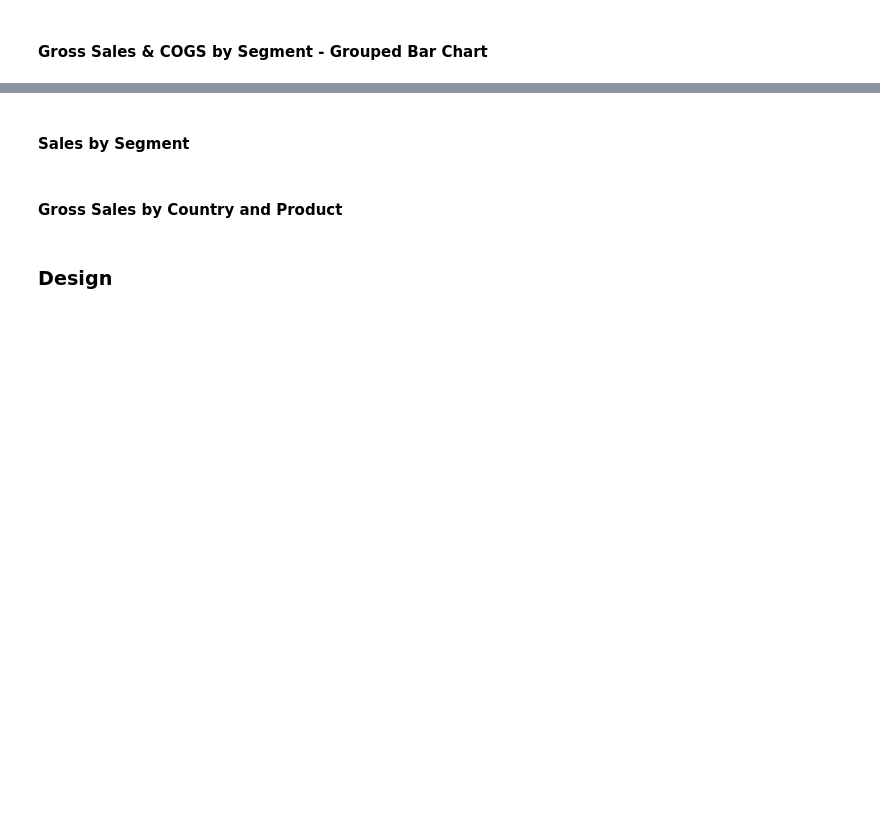
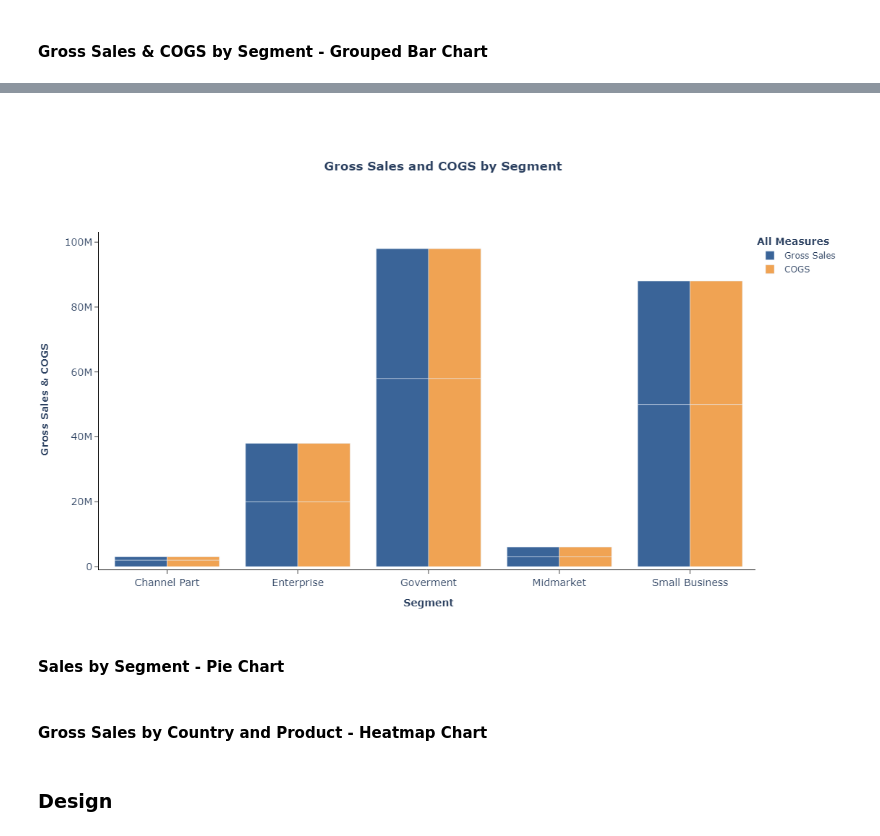
Before and after one commit to jupyter-naas/summer-dashboarding, a Jupyter notebook: dashboards/3-Revenue COGS by Segment/revenue_cogs_by_segment.ipynb, the cells around one changed output, grey strips where cells are left out. Saved outputs shown, nothing was run; the diff lists cells and outputs as text; code cells hidden in the pictures; blank space fills up the shorter version.

```diff
--- a/dashboards/3-Revenue COGS by Segment/revenue_cogs_by_segment.ipynb
+++ b/dashboards/3-Revenue COGS by Segment/revenue_cogs_by_segment.ipynb
@@ -75,5 +76,5 @@ df_hkpis = naas_drivers.gsheet.connect(spreadsheet_id).get(
 # %%
-df = pd.DataFrame({
+sales_cogs_df = pd.DataFrame({
     "Segment": ["Channel Part", "Channel Part",
                 "Enterprise", "Enterprise",
                 "Goverment", "Goverment",
@@ -95,20 +118,62 @@ df = pd.DataFrame({
 # %% [markdown]
 #### Gross Sales & COGS by Segment - Grouped Bar Chart
 # %%
-def sales_cogs_segment(df, segment, gross_sales, measures):
+def bar_chart(df, x, y):
+    bar_chart = go.Figure(data=[
+        go.Bar(name='Gross Sales', x=df[x], y=df[y], marker_color='rgb(58,100,152)'),
+        go.Bar(name='COGS', x=df[x], y=df[y],  marker_color='rgb(240,163,83)')
+    ])
 
-    bar_fig = px.bar(df,
-                     x=segment,
-                     y=gross_sales,
-                     color=measures,
-                     barmode="group",
-                     title='<b>Gross Sales and COGS by Segment',
-                     color_discrete_sequence=['rgb(58,100,152)', 'rgb(240,163,83)'],
-                    )
+    bar_chart.update_layout(
 
-    bar_fig.update_xaxes(showline=True, linewidth=1, linecolor='black', ticks='outside', title='<b>Segment',)
-    bar_fig.update_yaxes(showline=True, linewidth=1, linecolor='black', ticks='outside', title='<b>Gross Sales & COGS')
+        title_text='<b>Gross Sales and COGS by Segment',
+        title_x=0.5,
 
-    bar_fig.update_layout(plot_bgcolor='rgba(0,0,0,0)', width=500, height=700)
+        # Change the bar mode
+        barmode = 'group',
 
-    return bar_fig
+        xaxis=dict(
+            title='<b>Segment',
+            titlefont_size=14,
+            tickfont_size=14,
+            ticks='outside',
+            showline=True,
+            linewidth=1,
+            linecolor='black'
+        ),
+
+        yaxis=dict(
+            title='<b>Gross Sales & COGS',
+            titlefont_size=14,
+            tickfont_size=14,
+            ticks='outside',
+            showline=True,
+            linewidth=1,
+            linecolor='black'
+        ),
+
+        legend=dict(
+            title="<b>All Measures",
+            x=1,
+            y=1,
+            bgcolor='rgba(255, 255, 255, 0)',
+            bordercolor='rgba(255, 255, 255, 0)'
+        ),
+
+        plot_bgcolor='rgba(0,0,0,0)',
+        autosize=True,
+        width=500,
+        height=700,
+        margin=dict(
+            l=50,
+            r=100,
+            b=50,
+            t=170,
+            pad=4
+        ),
+    )
+
+    return bar_chart
+
+bar_chart = bar_chart(sales_cogs_df, "Segment", "Gross_Sales_COGS")
+# %% [output]
@@ -115,3 +181,4 @@ def sales_cogs_segment(df, segment, gross_sales, measures):
+[figure, added]
 # %% [markdown]
-#### Sales by Segment
+#### Sales by Segment - Pie Chart
 # %%
@@ -130,3 +216,3 @@ def sales_segment(df, segment, sales):
 # %% [markdown]
-#### Gross Sales by Country and Product
+#### Gross Sales by Country and Product - Heatmap Chart
 # %%
```
Also changed, not shown: parts of 30 cells of this notebook.
